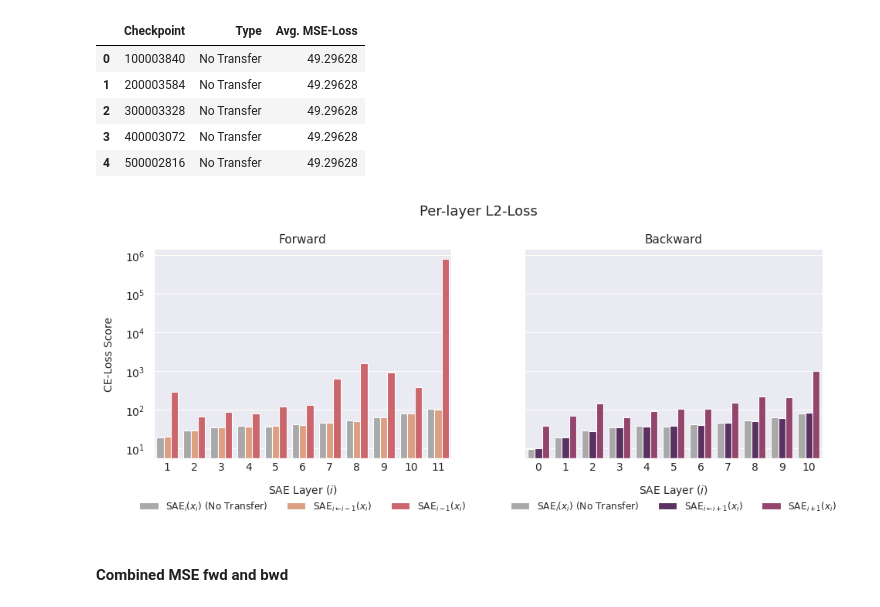
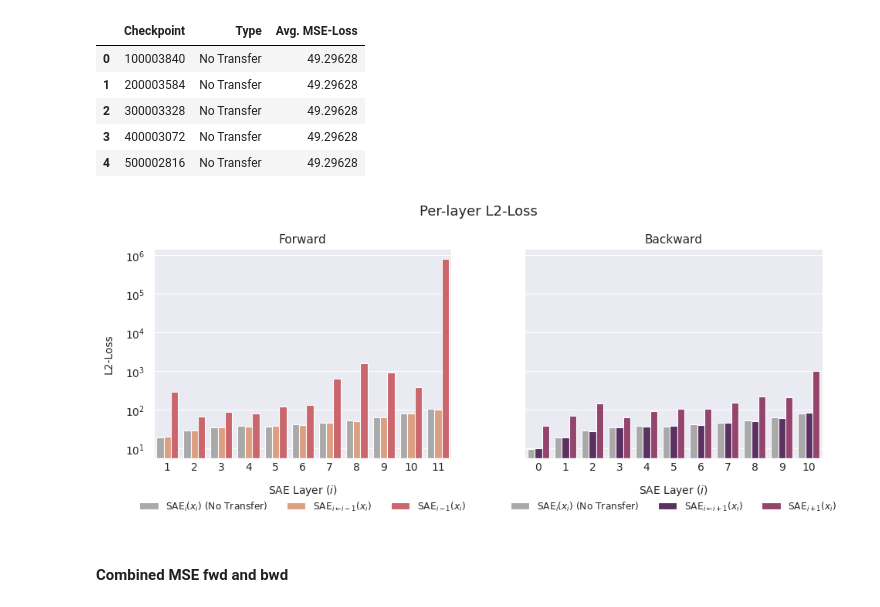
Before and after one commit to ghidav/sae-transfer-learning, a Jupyter notebook: paper_plot.ipynb, the cells around one changed output. Cells and saved outputs as stored; diff of their text form; code cells hidden in the pictures.

```diff
--- a/paper_plot.ipynb
+++ b/paper_plot.ipynb
@@ -1433,7 +1433,7 @@ ax.legend(handles, ["SAE$_i(x_i)$ (No Transfer)", "SAE$_{i \leftarrow i-1}(x_i)$
 sns.move_legend(ax, "lower center", bbox_to_anchor=(0.5, -0.3), ncol=3, title=None, frameon=False)
 ax.set_xticklabels(np.arange(1, 12), va="center", ha="center")
 ax.set_xlabel("SAE Layer ($i$)")
-ax.set_ylabel("CE-Loss Score")
+ax.set_ylabel("L2-Loss")
 ax.set_title("Forward")
 ax.title.set_fontsize(11)
 ax.xaxis.label.set_fontsize(10)
@@ -1450,35 +1450,35 @@ df = df.reset_index().melt(id_vars=["index", "checkpoint"], var_name="Metric", v
 ax = axes[1]
 sns.barplot(
     data=df,
     x="index",
     y="SAE",
     hue="Metric",
     ax=ax,
     legend="full",
     palette={"No Transfer": "darkgrey", "Backward": colors[-1], "Baseline Backward": colors[-4]},
 )
 handles, labels = ax.get_legend_handles_labels()
 ax.get_legend().remove()
 ax.legend(handles, ["SAE$_i(x_i)$ (No Transfer)", "SAE$_{i \leftarrow i+1}(x_i)$", "SAE$_{i+1}(x_i)$"], frameon=False)
 sns.move_legend(ax, "lower center", bbox_to_anchor=(0.5, -0.3), ncol=3, title=None, frameon=False)
 ax.set_xticklabels(np.arange(0, 11), va="center", ha="center")
 ax.set_xlabel("SAE Layer ($i$)")
-ax.set_ylabel("CE-Loss Score")
+ax.set_ylabel("L2-Loss")
 ax.set_title("Backward")
 ax.title.set_fontsize(11)
 ax.xaxis.label.set_fontsize(10)
 ax.yaxis.label.set_fontsize(10)
 ax.xaxis.labelpad = 10
 ax.yaxis.labelpad = 10
 ax.tick_params(axis="both", which="major", labelsize=10)
 ax.yaxis.set_major_formatter(FormatStrFormatter("%.0f"))
 ax.set_yscale("log")
 
 fig.suptitle("Per-layer L2-Loss", fontsize=13)
 plt.tight_layout()
 plt.savefig(IMG_PATH + f"barplot_mse_fwd_bwd_last_ckpt.png", dpi=300, bbox_inches="tight")
 # %% [output]
-[figure, old version]
+[figure, new version]
 # %% [markdown]
 #### Combined MSE fwd and bwd
 # %%
```
Also changed, not shown: parts of 2 cells of this notebook, 2 other files.
